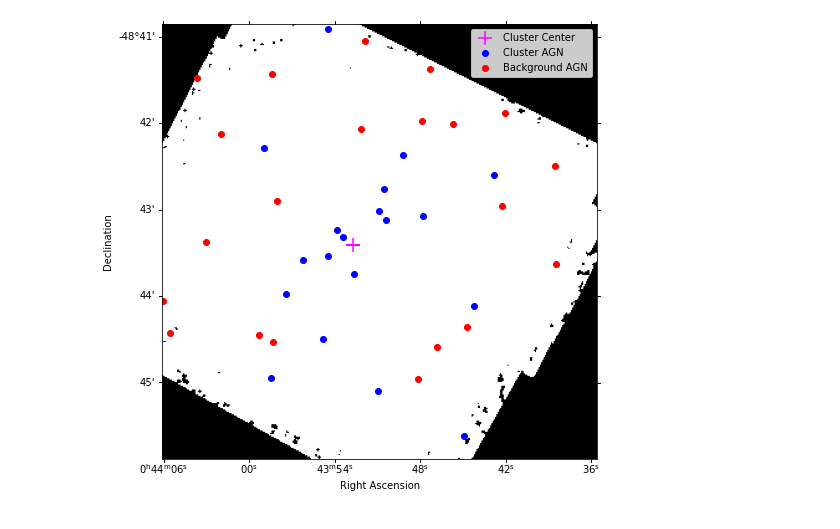
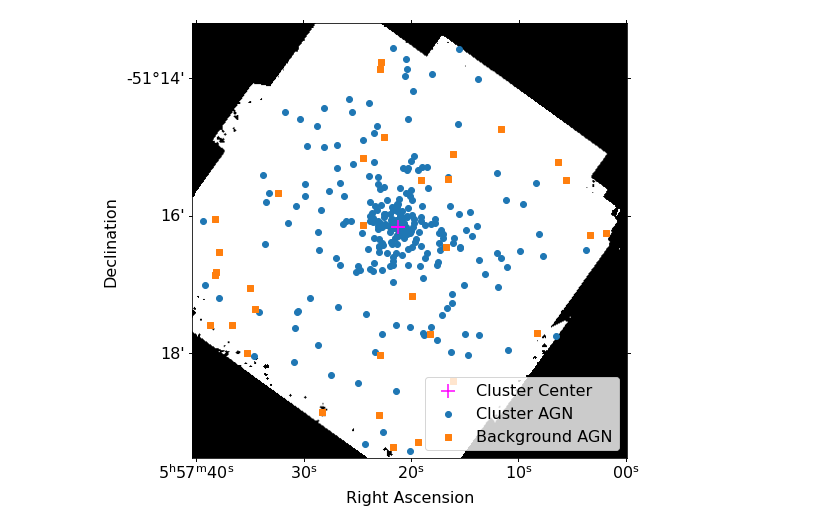
Before and after one commit to floydie7/SPT_AGN, a Jupyter notebook: SPTcl-IRAGN_example_mock_cluster_image.ipynb, the cells around one changed output. Cells and saved outputs as stored; diff of their text form; code cells hidden in the pictures.

```diff
--- a/SPTcl-IRAGN_example_mock_cluster_image.ipynb
+++ b/SPTcl-IRAGN_example_mock_cluster_image.ipynb
@@ -7,5 +8,5 @@ import matplotlib.pyplot as plt
 plt.rcParams.update({'font.size': 16})
 # %%
 # Read in the mock catalog
-mock_cat = Table.read('Data_Repository/Project_Data/SPT-IRAGN/MCMC/Mock_Catalog/Catalogs/Port_Rebuild_Tests/eta_zeta_slopes/targeted_snr/snr_0.68/mock_AGN_catalog_t0.100_e4.00_z-1.00_b1.00_rc0.100_C0.158_maxr5.00_seed3775_15x1.0_photComp_tez_grid.fits')
+mock_cat = Table.read('Data_Repository/Project_Data/SPT-IRAGN/MCMC/Mock_Catalog/Catalogs/Port_Rebuild_Tests/eta_zeta_slopes/targeted_snr/308cl/snr_13/mock_AGN_catalog_t1.102_e4.00_z-1.00_b1.00_rc0.100_C0.158_maxr5.00_seed3775_308x1.0_photComp_tez_grid.fits')
 mock_cat = mock_cat.group_by('SPT_ID')
@@ -12,5 +36,5 @@ mock_cat = mock_cat.group_by('SPT_ID')
 # %%
-mock_cluster = mock_cat.groups[12]
+mock_cluster = mock_cat.groups[142]
 center = mock_cluster['SZ_RA', 'SZ_DEC'][0]
 cluster_agn = mock_cluster[mock_cluster['CLUSTER_AGN'].astype(bool)]
 background = mock_cluster[~mock_cluster['CLUSTER_AGN'].astype(bool)]
@@ -21,11 +45,11 @@ wcs = WCS(hdr)
 # %%
 fig, ax = plt.subplots(subplot_kw=dict(projection=wcs), figsize=(8, 8))
 ax.imshow(img, cmap='Greys_r', origin='lower')
-ax.scatter(center['SZ_RA'], center['SZ_DEC'], marker='+', s=200, c='magenta', label='Cluster Center', transform=ax.get_transform('world'))
-ax.scatter(cluster_agn['RA'], cluster_agn['DEC'], marker='o', c='b', label='Cluster AGN', transform=ax.get_transform('world'))
-ax.scatter(background['RA'], background['DEC'], marker='o', c='r', label='Background AGN', transform=ax.get_transform('world'))
+ax.scatter(center['SZ_RA'], center['SZ_DEC'], marker='+', s=200, c='magenta', label='Cluster Center', transform=ax.get_transform('world'), zorder=5)
+ax.scatter(cluster_agn['RA'], cluster_agn['DEC'], marker='o', c='tab:blue', label='Cluster AGN', transform=ax.get_transform('world'))
+ax.scatter(background['RA'], background['DEC'], marker='s', c='tab:orange', label='Background AGN', transform=ax.get_transform('world'))
 ax.legend()
 ax.set(xlabel='Right Ascension', ylabel='Declination')
 fig.savefig('Data_Repository/Project_Data/SPT-IRAGN/Publication_Plots/mock_cluster_example.png')
 # %% [output]
-[figure, old version]
+[figure, new version]
```
Also changed, not shown: parts of 2 cells of this notebook, 10 other files.
